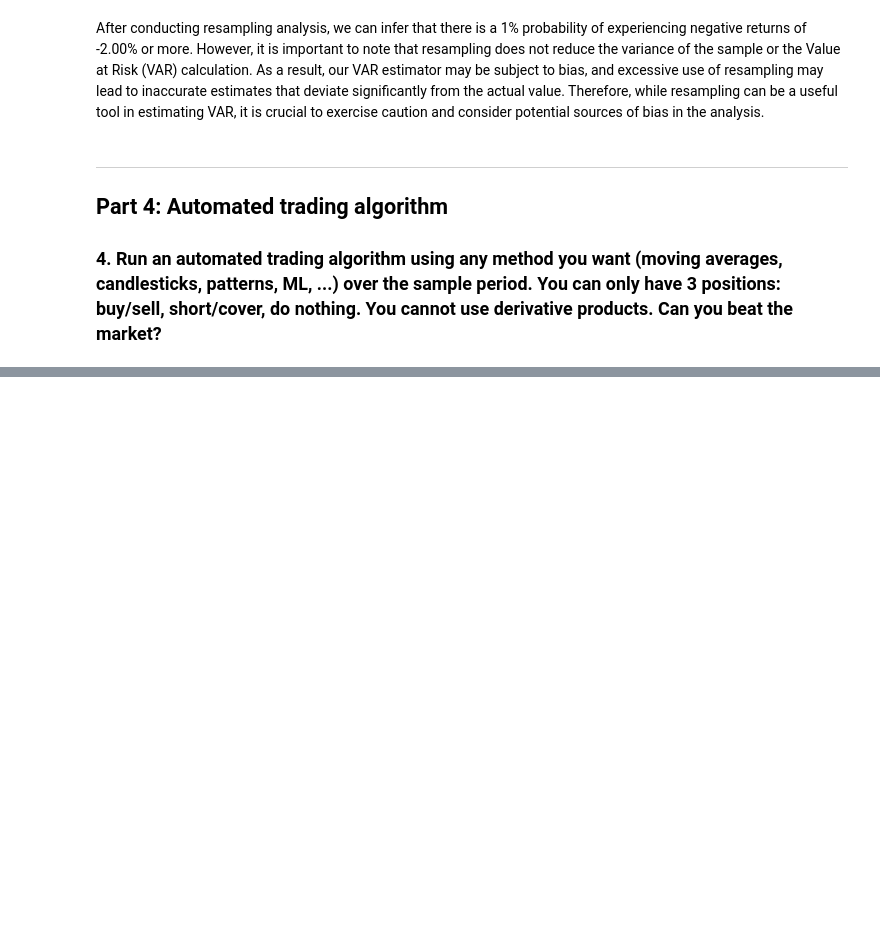
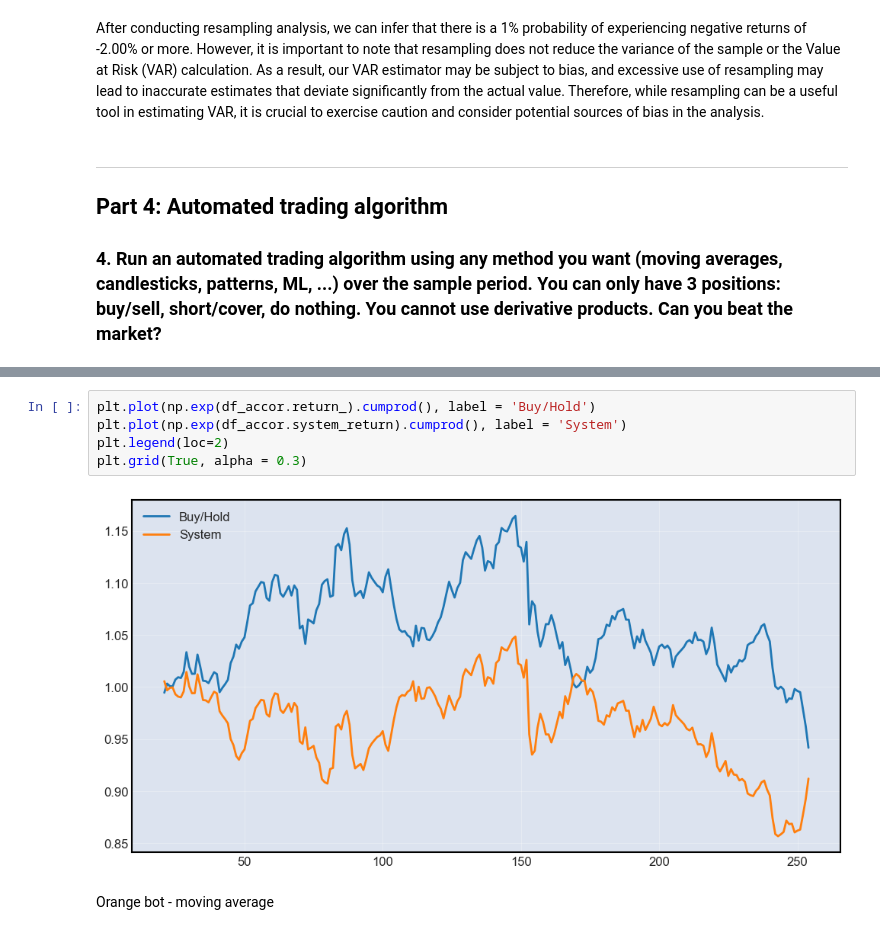
Before and after one commit to gmolinap/MODS205, a Jupyter notebook: DigitalFinance_Gabriel_MOLINA_Joao_MELGA.ipynb, the cells around one changed output, grey strips where cells are left out. Saved outputs shown, nothing was run; the diff lists cells and outputs as text; blank space fills up the shorter version.

```diff
--- a/DigitalFinance_Gabriel_MOLINA_Joao_MELGA.ipynb
+++ b/DigitalFinance_Gabriel_MOLINA_Joao_MELGA.ipynb
@@ -689,0 +705,9 @@ print(portfolio.head())
+# %%
+plt.plot(np.exp(df_accor.return_).cumprod(), label = 'Buy/Hold')
+plt.plot(np.exp(df_accor.system_return).cumprod(), label = 'System')
+plt.legend(loc=2)
+plt.grid(True, alpha = 0.3)
+# %% [output]
+[figure, added]
+# %% [markdown]
+Orange bot - moving average
```
Also changed, not shown: parts of 21 cells of this notebook.
